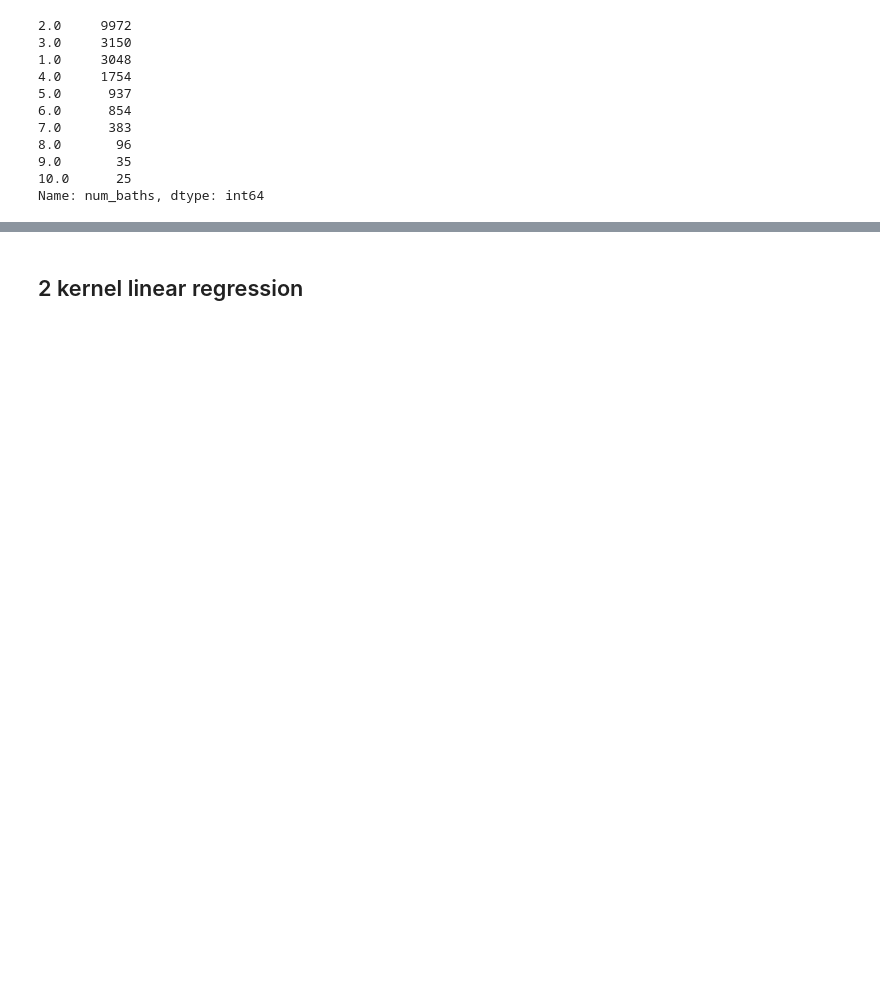
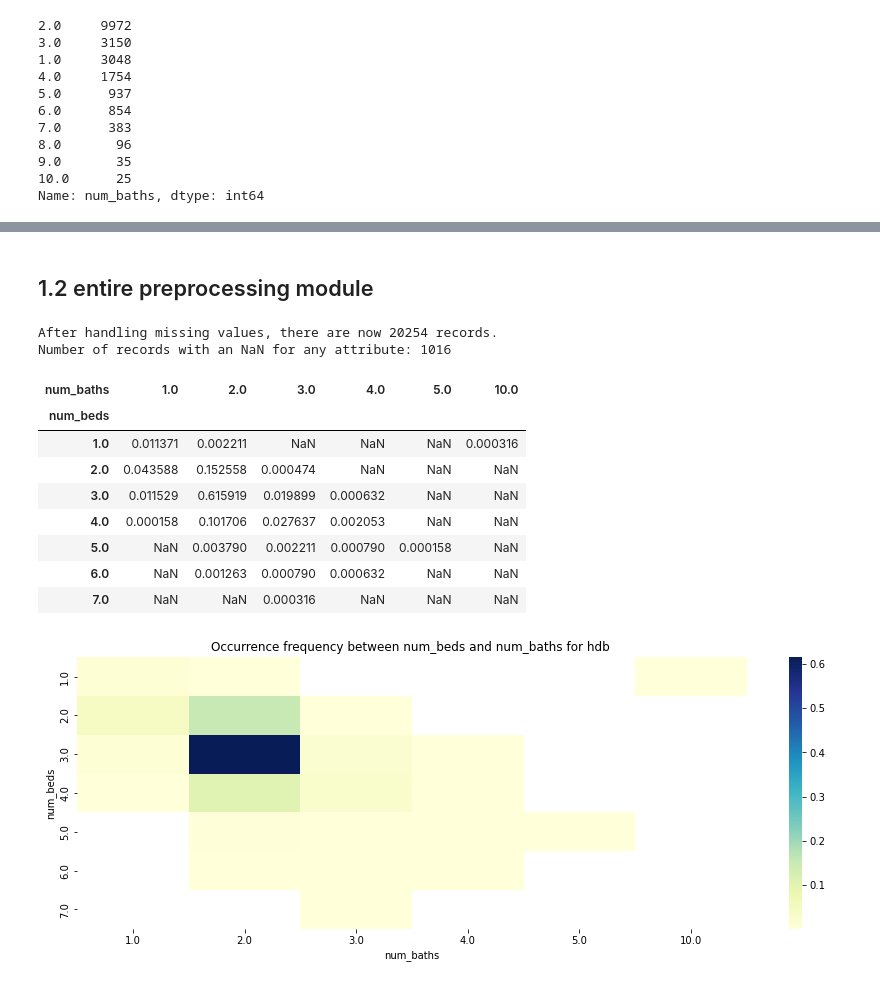
Before and after one commit to PigeonPhobia/no-bylan-regressor, a Jupyter notebook: Jiechen_EDA.ipynb, the cells around one changed output, grey strips where cells are left out. Drawn from its saved outputs; the diff is of its cells as text; code cells hidden in the pictures; blank space fills up the shorter version.

```diff
--- a/Jiechen_EDA.ipynb
+++ b/Jiechen_EDA.ipynb
@@ -216,2 +134,0 @@ Name: num_beds, dtype: int64
-# %% [markdown]
-## 2 kernel linear regression
@@ -220,0 +135,69 @@ from sklearn.kernel_ridge import KernelRidge
+# %% [markdown]
+## 1.2 entire preprocessing module
+# %%
+# Baoqi part ---- lat, lng & subzone
+df_train = raw_data_train.copy()
+
+lat_mask_global = raw_data_train['lat'] > 1.5
+lng_mask_global = (raw_data_train['lng'] > 105) | (raw_data_train['lng'] < 103)
+preprocess.fix_abnormal_geo_location(df_train, lat_mask_global & lng_mask_global)
+
+preprocess.map_subzone_by_geo_location_knn(df_train)
+
+# Lianda part ---- property_type, tenure & year
+preprocess.process_property_type(df_train)
+preprocess.normalize_tenure(df_train)
+
+# Jiechen part ---- num_beds & num_baths
+preprocess.process_num_beds_and_baths(df_train)
+
+# Mingyue part ---- sqft & price
+#preprocess.df_process_size_sqft(df_train)
+#preprocess.df_process_price(df_train)
+
+droplist = ['listing_id', 'title', 'elevation','floor_level', 'available_unit_types', 'total_num_units', 'property_details_url', 'planning_area']
+df_train.drop(columns = droplist, inplace=True)
+
+print('After handling missing values, there are now {} records.'.format(df_train.shape[0]))
+print('Number of records with an NaN for any attribute: {}'.format((df_train.isna().sum(axis=1) > 0).sum()))
+# %% [output]
+After handling missing values, there are now 20254 records.
+Number of records with an NaN for any attribute: 1016
+# %%
+#sns.heatmap(raw_data_train[['poutcome', 'month']])
+def heatmap_y(columns, dataset, figsize, show_fig = True, save_path=[]):
+    '''
+    show how the conbination of 2 categorical columns will show different probility for `yes` label.
+    '''
+    tmp1 = dataset.copy()
+    tmp1.reset_index(inplace=True)
+    property_type = tmp1.loc[0,'property_type']
+
+    tmp1['num'] = 1
+    tmp1 = tmp1[columns].groupby(by=columns[:-1]).sum() / tmp1.shape[0]
+    tmp1.reset_index(inplace=True)
+    tmp1 = tmp1.pivot(columns[0], columns[1], columns[2])
+
+    if show_fig:
+        plt.figure(figsize=figsize)
+        ax = sns.heatmap(tmp1, cmap="YlGnBu")
+        plt.title(f'Occurrence frequency between {columns[0]} and {columns[1]} for {property_type} ')
+        if len(save_path) > 0:
+            plt.savefig(save_path)
+
+    return tmp1
+# %%
+columns = ['num_beds','num_baths','num']
+save_path = 'Heatmap1.png'
+heatmap_y(columns, df_train.loc[df_train['property_type'] == 'hdb'], (15,5), save_path=save_path)
+# %% [output]
+| num_baths | 1.0 | 2.0 | 3.0 | 4.0 | 5.0 | 10.0 |
+| num_beds |  |  |  |  |  |  |
+| 1.0 | 0.011371 | 0.002211 | NaN | NaN | NaN | 0.000316 |
+| 2.0 | 0.043588 | 0.152558 | 0.000474 | NaN | NaN | NaN |
+| 3.0 | 0.011529 | 0.615919 | 0.019899 | 0.000632 | NaN | NaN |
+| 4.0 | 0.000158 | 0.101706 | 0.027637 | 0.002053 | NaN | NaN |
+| 5.0 | NaN | 0.003790 | 0.002211 | 0.000790 | 0.000158 | NaN |
+| 6.0 | NaN | 0.001263 | 0.000790 | 0.000632 | NaN | NaN |
+| 7.0 | NaN | NaN | 0.000316 | NaN | NaN | NaN |
+[figure, added]
```
Also changed, not shown: parts of 15 cells of this notebook, 1 other file.
